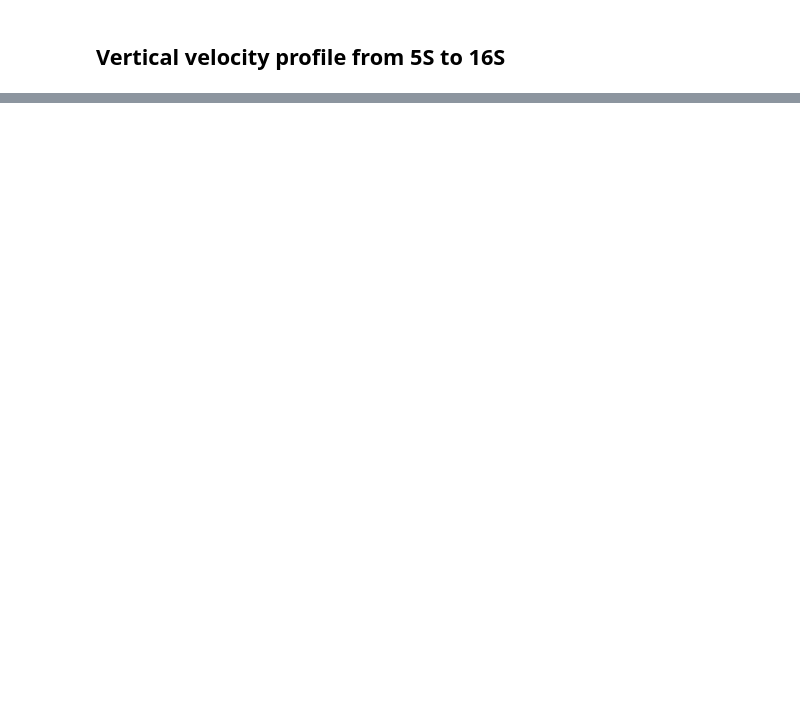
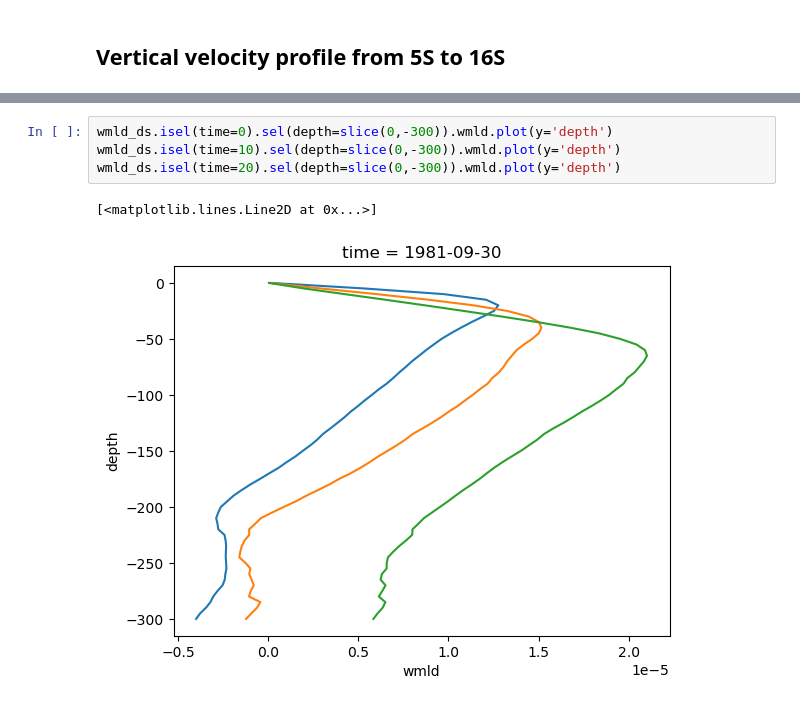
Before and after one commit to danliba/Upwelling_paper, a Jupyter notebook: Upwelling_w_profile.ipynb, the cells around one changed output, grey strips where cells are left out. Drawn from its saved outputs; the diff is of its cells as text; blank space fills up the shorter version.

```diff
--- a/Upwelling_w_profile.ipynb
+++ b/Upwelling_w_profile.ipynb
@@ -73,0 +102,7 @@ ds_temp
+# %%
+wmld_ds.isel(time=0).sel(depth=slice(0,-300)).wmld.plot(y='depth')
+wmld_ds.isel(time=10).sel(depth=slice(0,-300)).wmld.plot(y='depth')
+wmld_ds.isel(time=20).sel(depth=slice(0,-300)).wmld.plot(y='depth')
+# %% [output]
+[<matplotlib.lines.Line2D at 0x...>]
+[figure, added]
```
Also changed, not shown: parts of 7 cells of this notebook, 1 other file.
